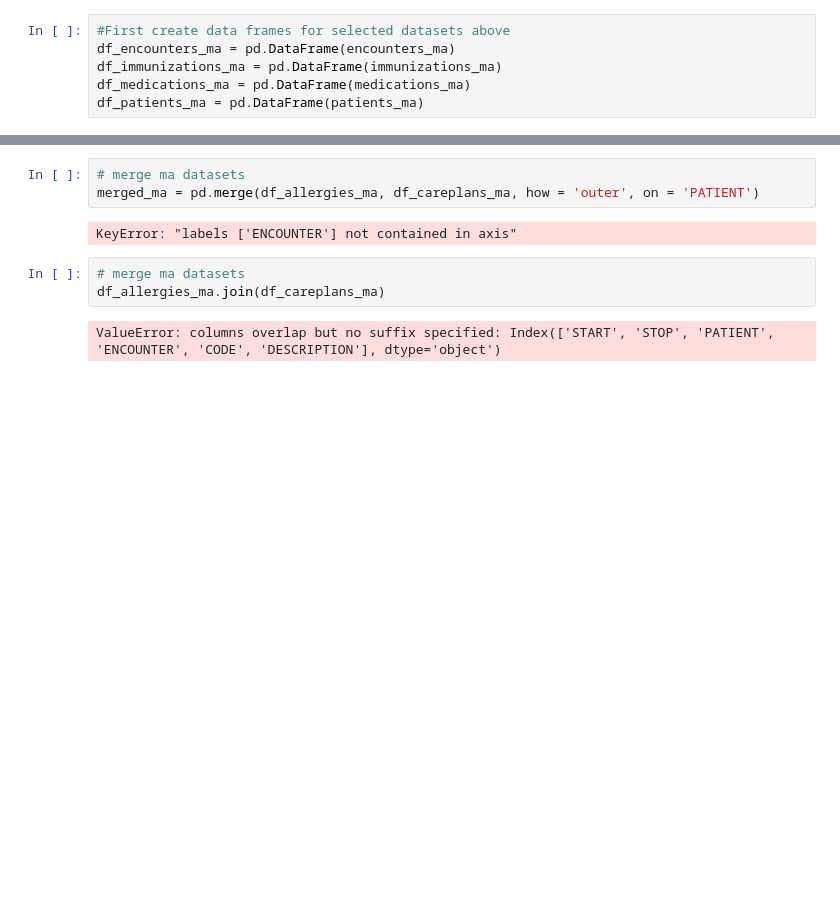
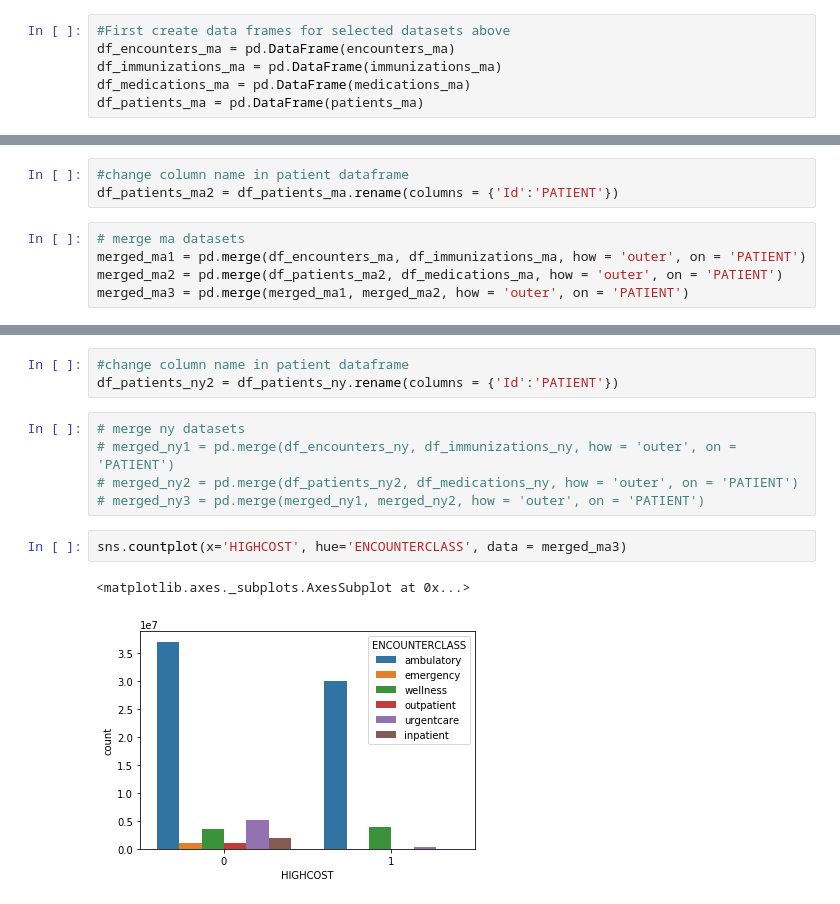
Before and after one commit to HealthINCITE/simulation, a Jupyter notebook: GeneratorV2.ipynb, the cells around one changed output, grey strips where cells are left out. Cells and saved outputs as stored; diff of their text form; blank space fills up the shorter version.

```diff
--- a/GeneratorV2.ipynb
+++ b/GeneratorV2.ipynb
@@ -366,3 +293,11 @@ display (encounters_ma.head(), immunizations_ma.head(), medications_ma.head(), p
 | 2 | e063f4be-c0c7-4005-aecd-b28768912efd | 1995-04-25 | NaN | 999-62-3883 | S99999118 | X29039559X | Mr. | Gregg522 | Bergnaum523 | NaN | ... |
 | 3 | e1ff5cbe-dafa-425c-9552-c409c2751686 | 2012-02-16 | NaN | 999-59-9517 | NaN | NaN | NaN | Cristobal567 | Macejkovic424 | NaN | ... |
 | 4 | dc5eb62e-b6d4-4bad-9351-68bee90d0d67 | 1981-04-01 | NaN | 999-21-8344 | S99952131 | X34401015X | Mrs. | Susana117 | Wiegand701 | NaN | ... |
+# %%
+#change column name in patient dataframe
+df_patients_ma2 = df_patients_ma.rename(columns = {'Id':'PATIENT'})
+# %%
+# merge ma datasets
+merged_ma1 = pd.merge(df_encounters_ma, df_immunizations_ma, how = 'outer', on = 'PATIENT')
+merged_ma2 = pd.merge(df_patients_ma2, df_medications_ma, how = 'outer', on = 'PATIENT')
+merged_ma3 = pd.merge(merged_ma1, merged_ma2, how = 'outer', on = 'PATIENT')
@@ -402,10 +323,13 @@ display (encounters_ny.head(), immunizations_ny.head(), medications_ny.head(), p
-# %%
-# merge ma datasets
-merged_ma = pd.merge(df_allergies_ma, df_careplans_ma, how = 'outer', on = 'PATIENT')
-# %% [output]
-KeyError: "labels ['ENCOUNTER'] not contained in axis"
-# %%
-# merge ma datasets
-df_allergies_ma.join(df_careplans_ma)
-# %% [output]
-ValueError: columns overlap but no suffix specified: Index(['START', 'STOP', 'PATIENT', 'ENCOUNTER', 'CODE', 'DESCRIPTION'], dtype='object')
+# %%
+#change column name in patient dataframe
+df_patients_ny2 = df_patients_ny.rename(columns = {'Id':'PATIENT'})
+# %%
+# merge ny datasets
+# merged_ny1 = pd.merge(df_encounters_ny, df_immunizations_ny, how = 'outer', on = 'PATIENT')
+# merged_ny2 = pd.merge(df_patients_ny2, df_medications_ny, how = 'outer', on = 'PATIENT')
+# merged_ny3 = pd.merge(merged_ny1, merged_ny2, how = 'outer', on = 'PATIENT')
+# %%
+sns.countplot(x='HIGHCOST', hue='ENCOUNTERCLASS', data = merged_ma3)
+# %% [output]
+<matplotlib.axes._subplots.AxesSubplot at 0x...>
+[figure, added]
```
Also changed, not shown: parts of 5 cells of this notebook.
